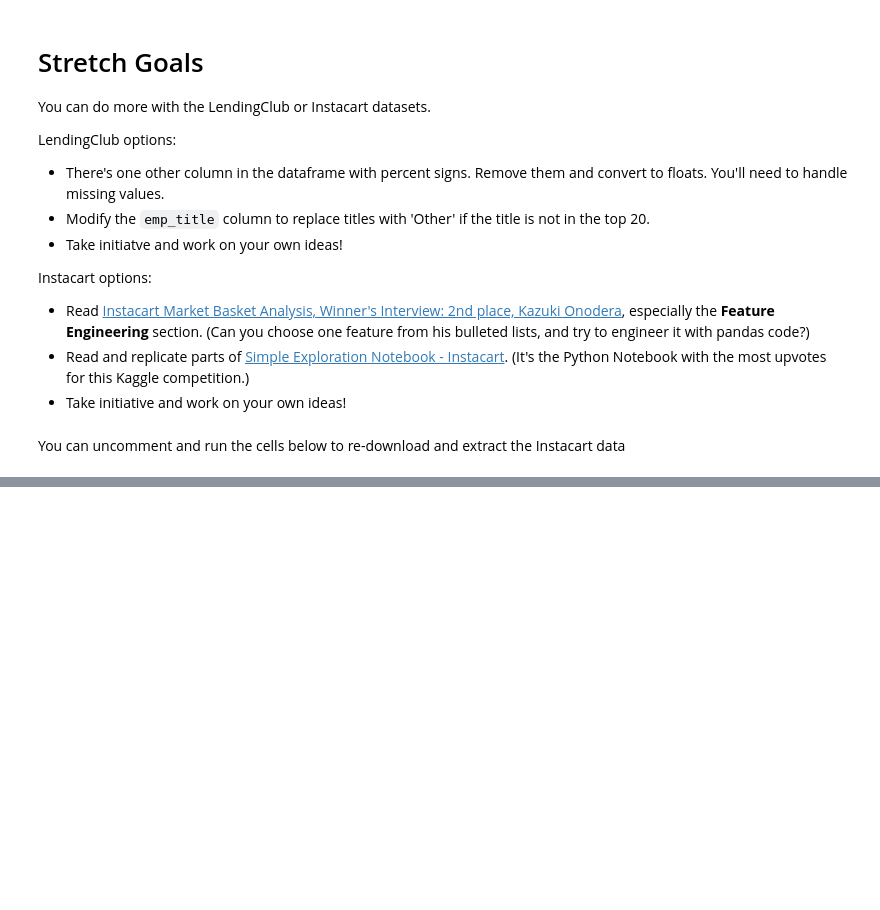
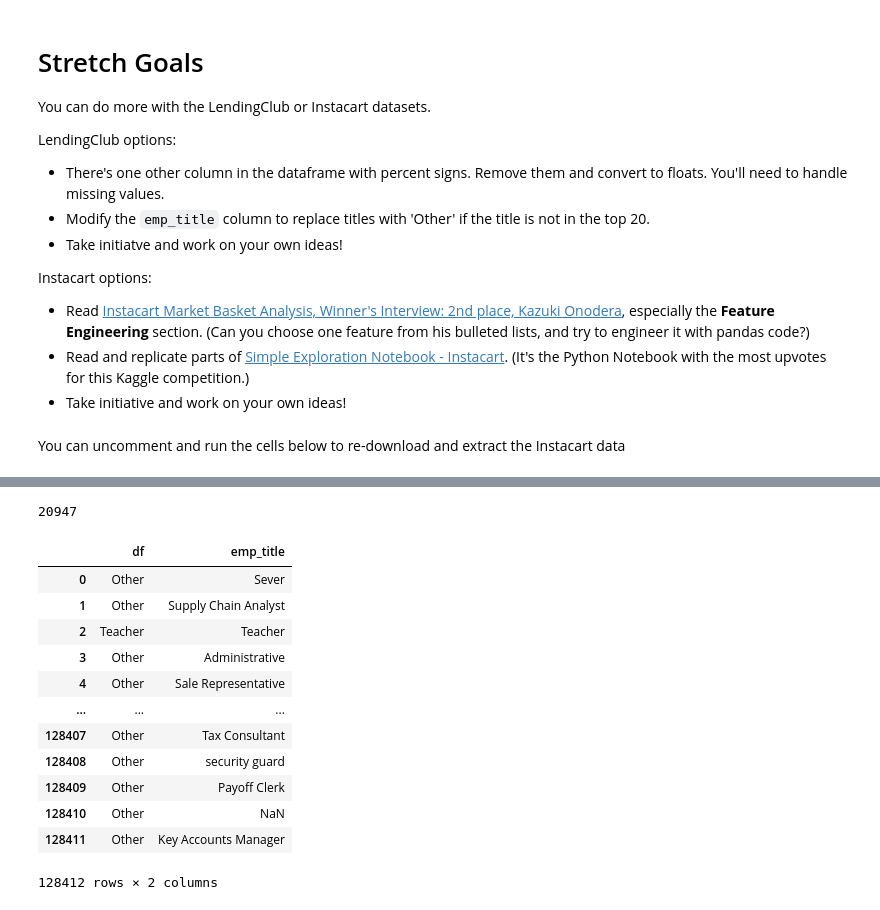
Before and after one commit to JoshuaHaga/DS-Unit-1-Sprint-1-Data-Wrangling-and-Storytelling, a Jupyter notebook: module2-make-features/LS_DS_112_Make_Features_Assignment.ipynb, the cells around one changed output, grey strips where cells are left out. Saved outputs shown, nothing was run; the diff lists cells and outputs as text; code cells hidden in the pictures; blank space fills up the shorter version.

```diff
--- a/module2-make-features/LS_DS_112_Make_Features_Assignment.ipynb
+++ b/module2-make-features/LS_DS_112_Make_Features_Assignment.ipynb
@@ -247,0 +267,45 @@ You can uncomment and run the cells below to re-download and extract the Instaca
+# %%
+#checking for remaining null values
+loans['emp_title'].isnull().sum()
+# %% [output]
+20947
+# %%
+#list of top 20 job gathered from dataset
+
+t20 = ['Teacher', 'Manager', 'Registered Nurse', 'Driver', 'RN', 'Supervisor',
+       'Sales', 'Project Manager', 'General Manager', 'Office Manager',
+       'Owner', 'Director', 'Operations Manager', 'Truck Driver', 'Nurse',
+       'Engineer', 'Sales Manager', 'manager', 'Supervisor ',
+       'Administrative Assistant']
+newlist = []
+# %%
+def titlechanger(title):
+  if title in ['Teacher', 'Manager', 'Registered Nurse', 'Driver', 'RN', 'Supervisor',
+       'Sales', 'Project Manager', 'General Manager', 'Office Manager',
+       'Owner', 'Director', 'Operations Manager', 'Truck Driver', 'Nurse',
+       'Engineer', 'Sales Manager', 'manager', 'Supervisor ',
+       'Administrative Assistant']:
+    return title
+  else:
+    return 'Other'
+# %%
+for title in loans['emp_title']:
+  newlist.append(titlechanger(title))
+# %%
+loans['df'] = newlist
+# %%
+loans[['df', 'emp_title']]
+# %% [output]
+|  | df | emp_title |
+| 0 | Other | Sever |
+| 1 | Other | Supply Chain Analyst |
+| 2 | Teacher | Teacher |
+| 3 | Other | Administrative |
+| 4 | Other | Sale Representative |
+| ... | ... | ... |
+| 128407 | Other | Tax Consultant |
+| 128408 | Other | security guard |
+| 128409 | Other | Payoff Clerk |
+| 128410 | Other | NaN |
+| 128411 | Other | Key Accounts Manager |
+128412 rows × 2 columns
```
Also changed, not shown: parts of 5 cells of this notebook.
